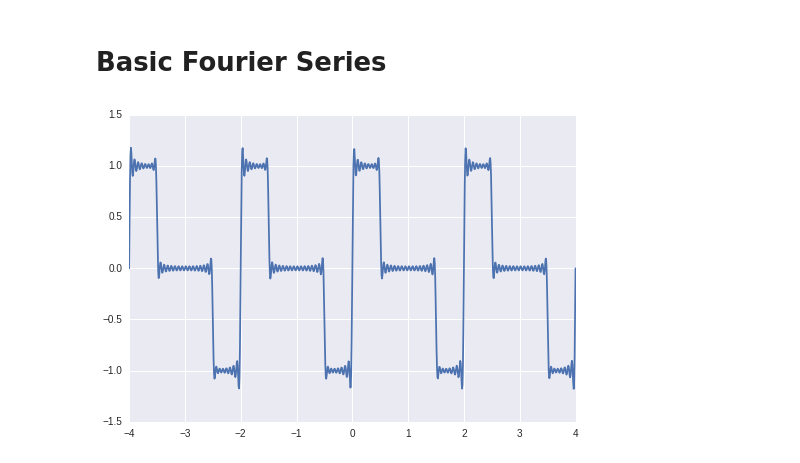
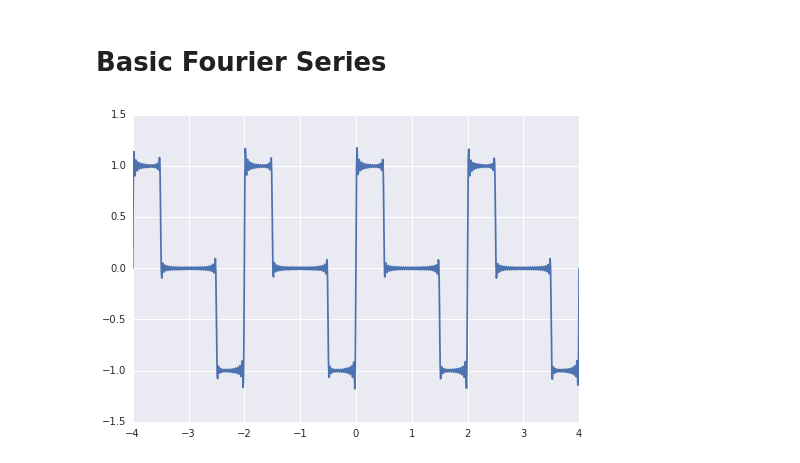
Before and after one commit to mglerner/MathematicalPhysics, a Jupyter notebook: Fourier/SinAndCosineSolutions.ipynb, the cells around one changed output. Saved outputs shown, nothing was run; the diff lists cells and outputs as text; code cells hidden in the pictures.

```diff
--- a/Fourier/SinAndCosineSolutions.ipynb
+++ b/Fourier/SinAndCosineSolutions.ipynb
@@ -24,6 +24,6 @@ def plotseries(n):
             y = y + b(i)*np.sin(i*np.pi*x)
     plt.plot(x,y)
 # %%
-plotseries(30)
+plotseries(50)
 # %% [output]
-[figure, old version]
+[figure, new version]
```
Also changed, not shown: parts of 2 cells of this notebook, 2 other files.
